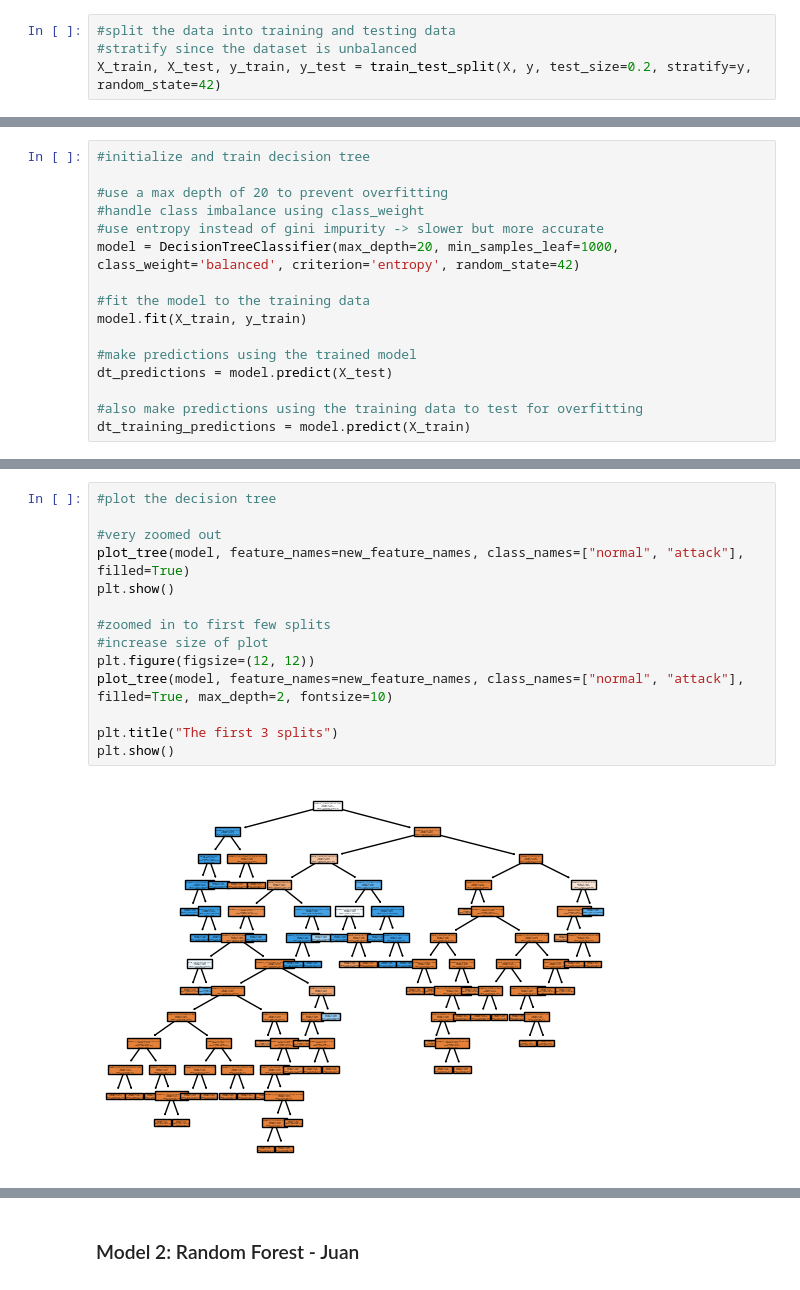
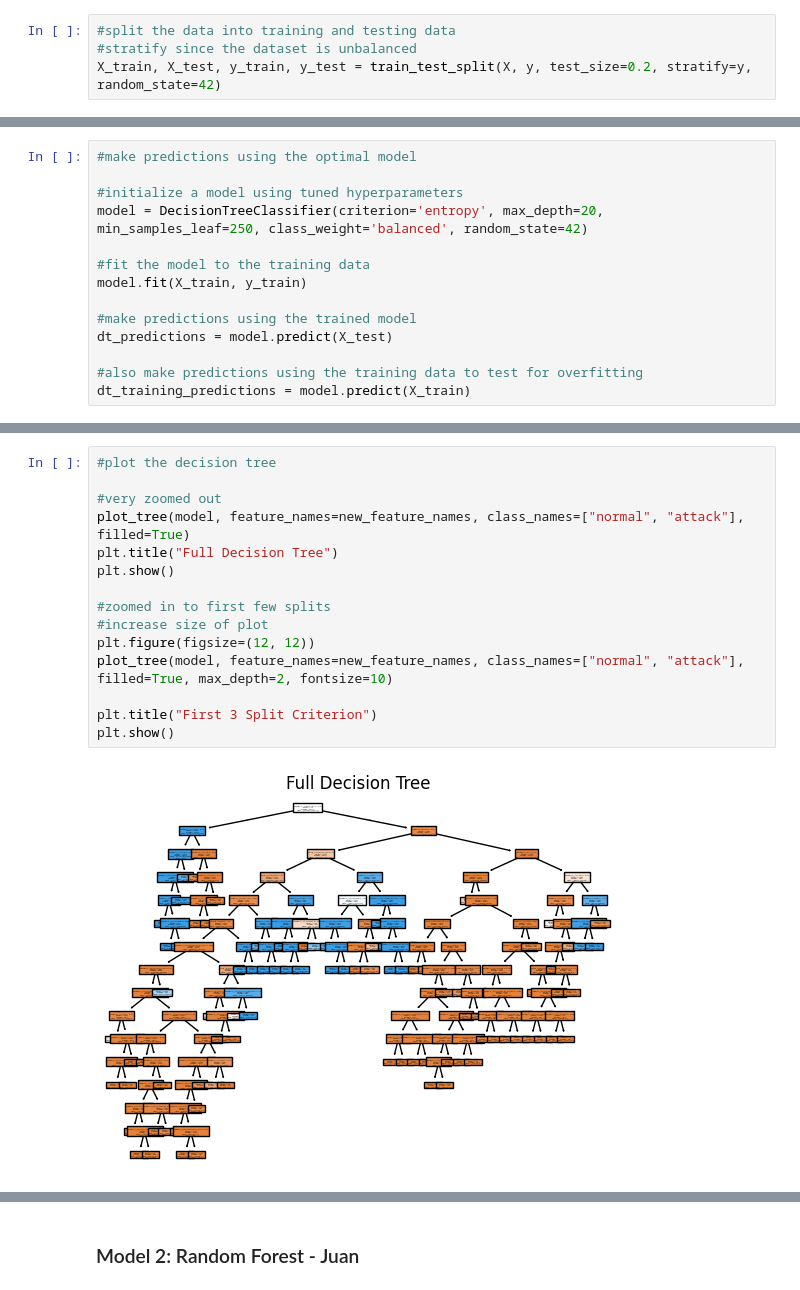
Before and after one commit to canguiano13/intrusion-detection, a Jupyter notebook: final.ipynb, the cells around one changed output, grey strips where cells are left out. Saved outputs shown, nothing was run; the diff lists cells and outputs as text.

Commit message:
Add hyperparameter tuning for DT

```diff
--- a/final.ipynb
+++ b/final.ipynb
@@ -282,10 +318,8 @@ X_train, X_test, y_train, y_test = train_test_split(X, y, test_size=0.2, stratif
 # %%
-#initialize and train decision tree
+#make predictions using the optimal model
 
-#use a max depth of 20 to prevent overfitting
-#handle class imbalance using class_weight
-#use entropy instead of gini impurity -> slower but more accurate
-model = DecisionTreeClassifier(max_depth=20, min_samples_leaf=1000, class_weight='balanced', criterion='entropy', random_state=42)
+#initialize a model using tuned hyperparameters
+model = DecisionTreeClassifier(criterion='entropy', max_depth=20, min_samples_leaf=250, class_weight='balanced', random_state=42)
 
 #fit the model to the training data
 model.fit(X_train, y_train)
@@ -335,16 +366,17 @@ Decision Tree Recall: 0.9977687085208635
 # %%
 #plot the decision tree
 
 #very zoomed out
 plot_tree(model, feature_names=new_feature_names, class_names=["normal", "attack"], filled=True)
+plt.title("Full Decision Tree")
 plt.show()
 
 #zoomed in to first few splits
 #increase size of plot
 plt.figure(figsize=(12, 12))
 plot_tree(model, feature_names=new_feature_names, class_names=["normal", "attack"], filled=True, max_depth=2, fontsize=10)
 
-plt.title("The first 3 splits")
+plt.title("First 3 Split Criterion")
 plt.show()
 # %% [output]
-[figure, old version]
+[figure, new version]
```
Also changed, not shown: parts of 15 cells of this notebook.
